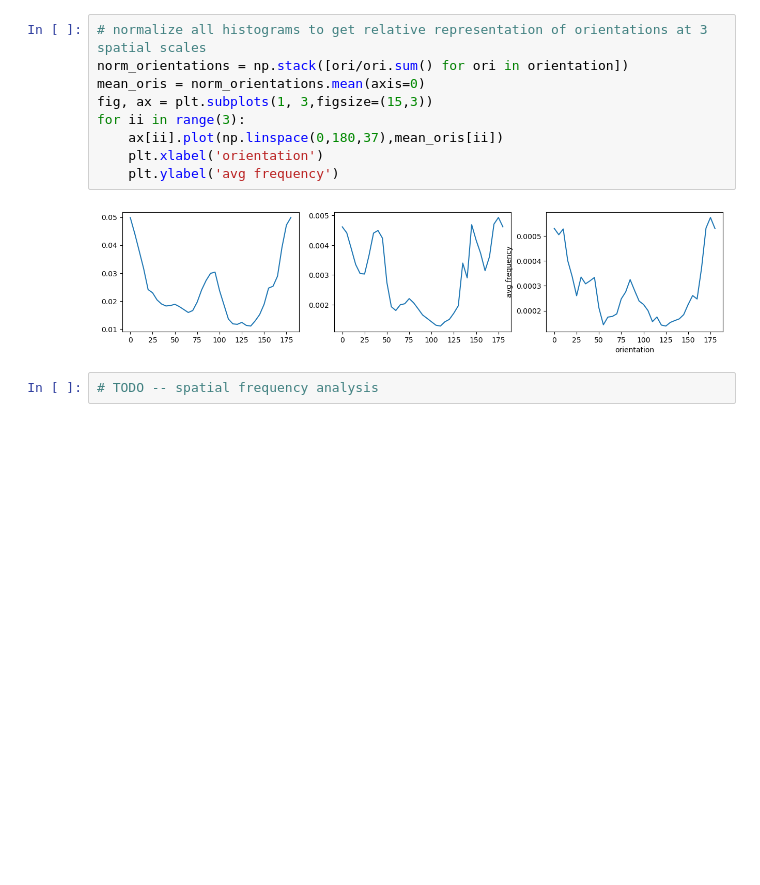
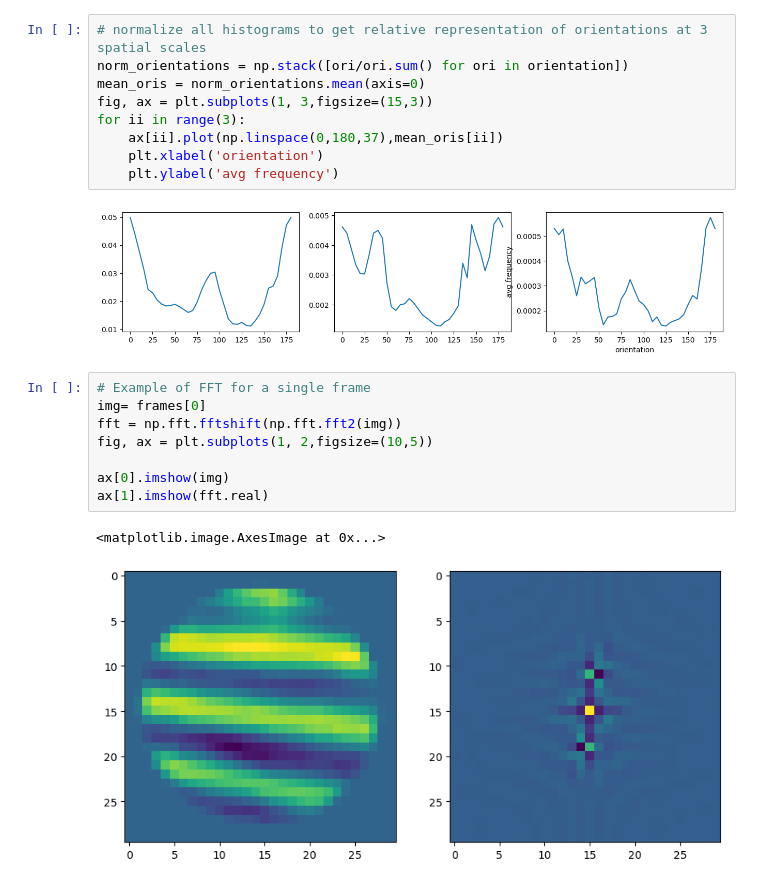
Before and after one commit to BonnenLab/U19-preliminary-data-analysis, a Jupyter notebook: simple-image-stats-mouse.ipynb, the cells around one changed output. Saved outputs shown, nothing was run; the diff lists cells and outputs as text; blank space fills up the shorter version.

Commit message:
fft analysis

```diff
--- a/simple-image-stats-mouse.ipynb
+++ b/simple-image-stats-mouse.ipynb
@@ -215,4 +215,13 @@ for ii in range(3):
 # %% [output]
 [figure]
 # %%
-# TODO -- spatial frequency analysis
+# Example of FFT for a single frame
+img= frames[0]
+fft = np.fft.fftshift(np.fft.fft2(img))
+fig, ax = plt.subplots(1, 2,figsize=(10,5))
+
+ax[0].imshow(img)
+ax[1].imshow(fft.real)
+# %% [output]
+<matplotlib.image.AxesImage at 0x...>
+[figure, added]
```
Also changed, not shown: parts of 1 cell of this notebook.
